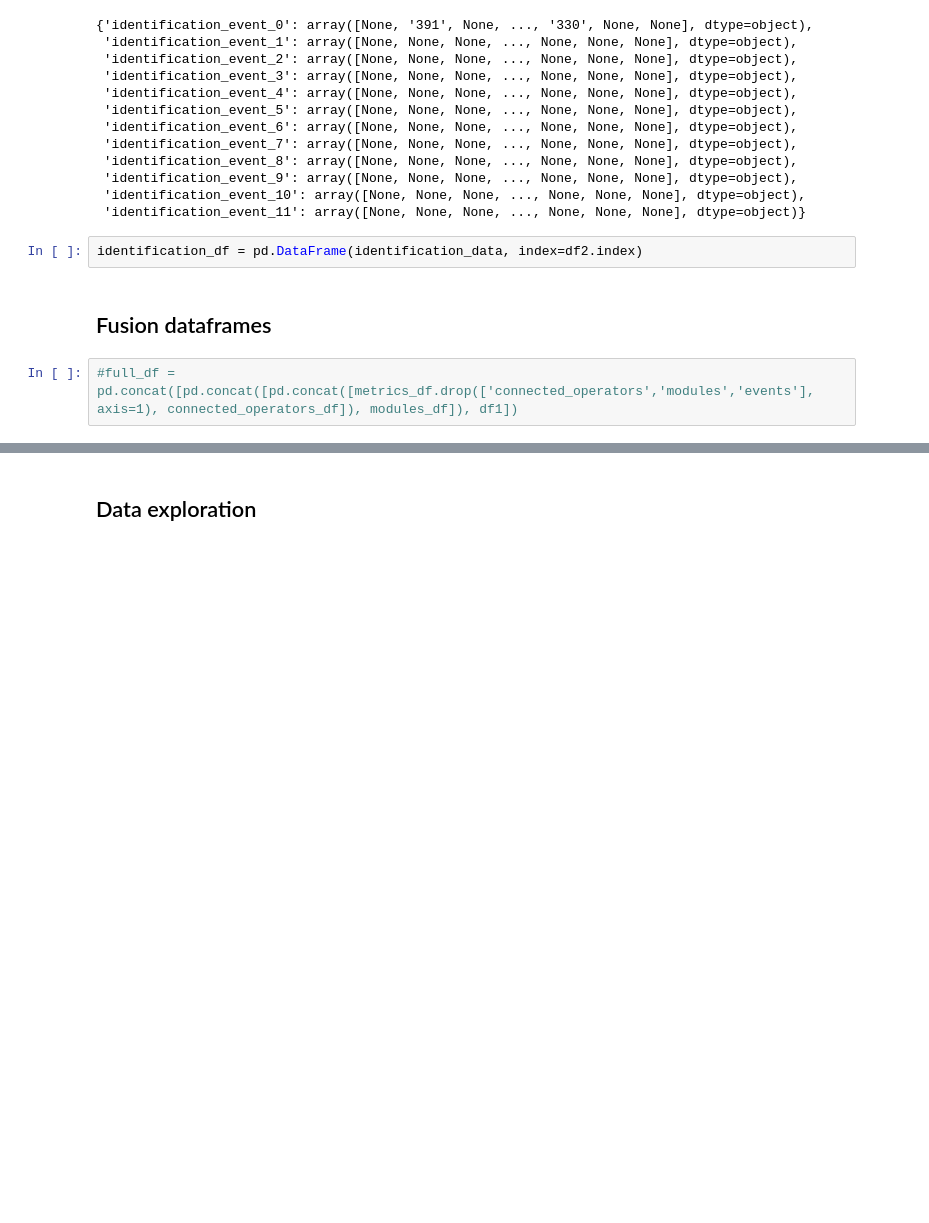
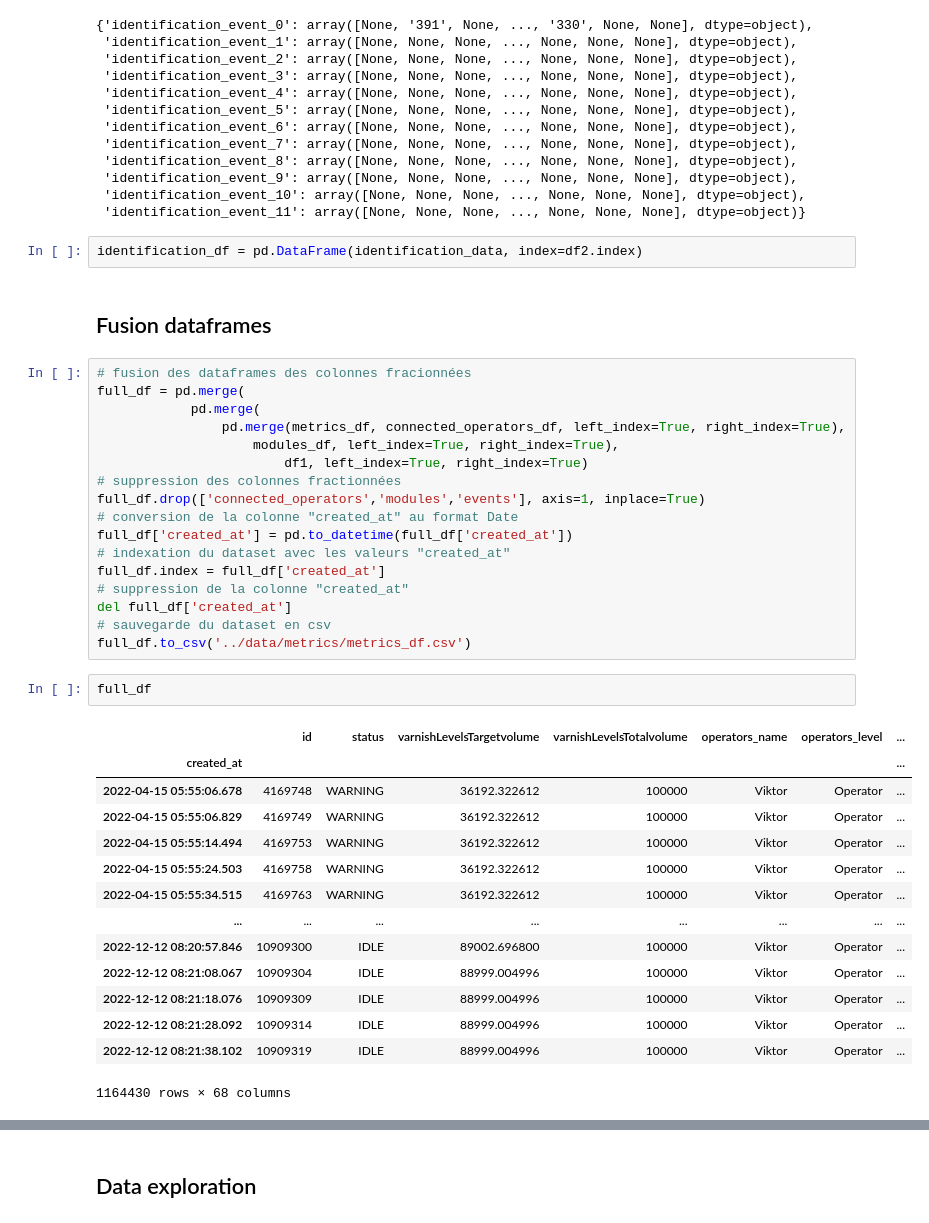
Before and after one commit to AranOribu/Prediction-Erreur-JetVarnish3DEvo, a Jupyter notebook: notebooks/data_explo_metrics.ipynb, the cells around one changed output, grey strips where cells are left out. Cells and saved outputs as stored; diff of their text form; blank space fills up the shorter version.

```diff
--- a/notebooks/data_explo_metrics.ipynb
+++ b/notebooks/data_explo_metrics.ipynb
@@ -322,5 +322,37 @@ identification_data
 identification_df = pd.DataFrame(identification_data, index=df2.index)
 # %% [markdown]
 ## Fusion dataframes
-# %%
-#full_df = pd.concat([pd.concat([pd.concat([metrics_df.drop(['connected_operators','modules','events'], axis=1), connected_operators_df]), modules_df]), df1])
+# %%
+# fusion des dataframes des colonnes fracionnées
+full_df = pd.merge(
+            pd.merge(
+                pd.merge(metrics_df, connected_operators_df, left_index=True, right_index=True),
+                    modules_df, left_index=True, right_index=True),
+                        df1, left_index=True, right_index=True)
+# suppression des colonnes fractionnées
+full_df.drop(['connected_operators','modules','events'], axis=1, inplace=True)
+# conversion de la colonne "created_at" au format Date
+full_df['created_at'] = pd.to_datetime(full_df['created_at'])
+# indexation du dataset avec les valeurs "created_at"
+full_df.index = full_df['created_at']
+# suppression de la colonne "created_at"
+del full_df['created_at']
+# sauvegarde du dataset en csv
+full_df.to_csv('../data/metrics/metrics_df.csv')
+# %%
+full_df
+# %% [output]
+|  | id | status | varnishLevelsTargetvolume | varnishLevelsTotalvolume | operators_name | operators_level | ... |
+| created_at |  |  |  |  |  |  | ... |
+| 2022-04-15 05:55:06.678 | 4169748 | WARNING | 36192.322612 | 100000 | Viktor | Operator | ... |
+| 2022-04-15 05:55:06.829 | 4169749 | WARNING | 36192.322612 | 100000 | Viktor | Operator | ... |
+| 2022-04-15 05:55:14.494 | 4169753 | WARNING | 36192.322612 | 100000 | Viktor | Operator | ... |
+| 2022-04-15 05:55:24.503 | 4169758 | WARNING | 36192.322612 | 100000 | Viktor | Operator | ... |
+| 2022-04-15 05:55:34.515 | 4169763 | WARNING | 36192.322612 | 100000 | Viktor | Operator | ... |
+| ... | ... | ... | ... | ... | ... | ... | ... |
+| 2022-12-12 08:20:57.846 | 10909300 | IDLE | 89002.696800 | 100000 | Viktor | Operator | ... |
+| 2022-12-12 08:21:08.067 | 10909304 | IDLE | 88999.004996 | 100000 | Viktor | Operator | ... |
+| 2022-12-12 08:21:18.076 | 10909309 | IDLE | 88999.004996 | 100000 | Viktor | Operator | ... |
+| 2022-12-12 08:21:28.092 | 10909314 | IDLE | 88999.004996 | 100000 | Viktor | Operator | ... |
+| 2022-12-12 08:21:38.102 | 10909319 | IDLE | 88999.004996 | 100000 | Viktor | Operator | ... |
+1164430 rows × 68 columns
```
Also changed, not shown: parts of 5 cells of this notebook, 2 other files.
